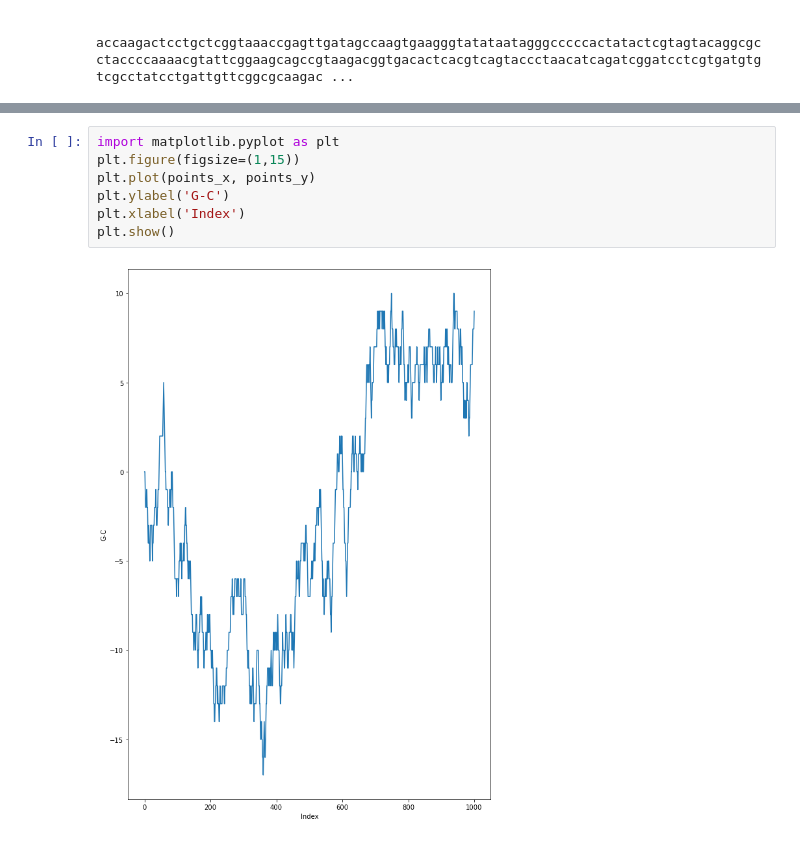
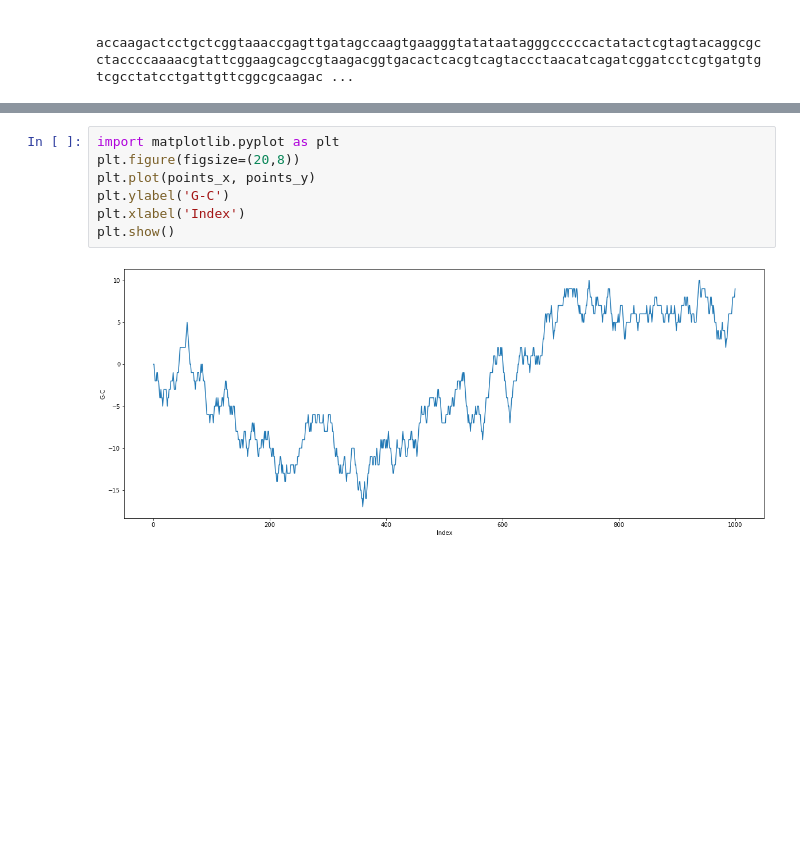
Before and after one commit to yc27/Bioinformatics_Algos, a Jupyter notebook: Skew Diagram.ipynb, the cells around one changed output, grey strips where cells are left out. Saved outputs shown, nothing was run; the diff lists cells and outputs as text; blank space fills up the shorter version.

```diff
--- a/Skew Diagram.ipynb
+++ b/Skew Diagram.ipynb
@@ -38,9 +17,9 @@ for i, c in enumerate(dna_string):
 # %%
 import matplotlib.pyplot as plt
-plt.figure(figsize=(1,15))
+plt.figure(figsize=(20,8))
 plt.plot(points_x, points_y)
 plt.ylabel('G-C')
 plt.xlabel('Index')
 plt.show()
 # %% [output]
-[figure, old version]
+[figure, new version]
```
Also changed, not shown: parts of 1 cell of this notebook.
